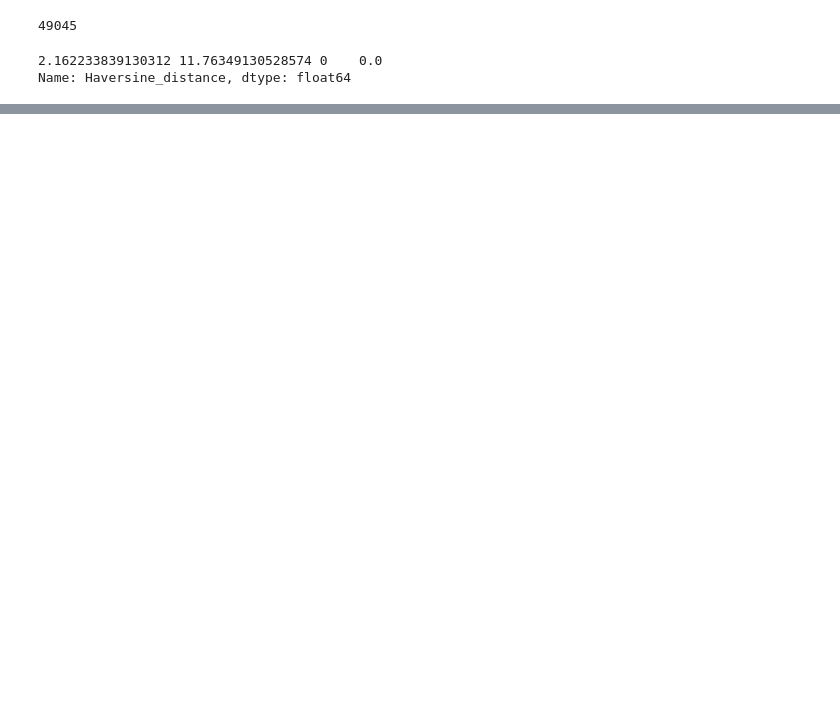
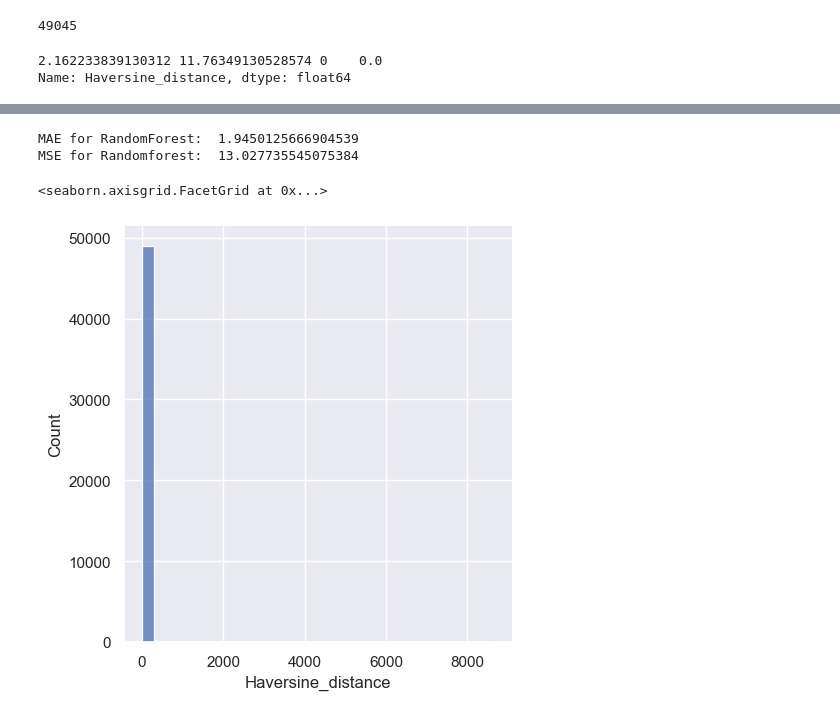
Before and after one commit to Vishnu-G-B/NYC_Taxi_Fare_Prediciton, a Jupyter notebook: Taxi_Fare_Prediction.ipynb, the cells around one changed output, grey strips where cells are left out. Saved outputs shown, nothing was run; the diff lists cells and outputs as text; code cells hidden in the pictures; blank space fills up the shorter version.

Commit message:
Trained models and did some form of data cleaning and model optimisation.

```diff
--- a/Taxi_Fare_Prediction.ipynb
+++ b/Taxi_Fare_Prediction.ipynb
@@ -478,0 +575,17 @@ Name: Haversine_distance, dtype: float64
+# %%
+from sklearn.ensemble import RandomForestRegressor
+
+forest_model = RandomForestRegressor(random_state=1)
+forest_model.fit(X_train,y_train)
+randomforest_predictions = forest_model.predict(X_test)
+print("MAE for RandomForest: ", mean_absolute_error(y_test,randomforest_predictions))
+print("MSE for Randomforest: ", mean_squared_error(y_test,randomforest_predictions))
+# %% [output]
+MAE for RandomForest:  1.9450125666904539
+MSE for Randomforest:  13.027735545075384
+# %%
+sns.set_theme()
+sns.displot(data=df_train["Haversine_distance"], bins=30)
+# %% [output]
+<seaborn.axisgrid.FacetGrid at 0x...>
+[figure, added]
```
Also changed, not shown: parts of 30 cells of this notebook, 2 other files.
